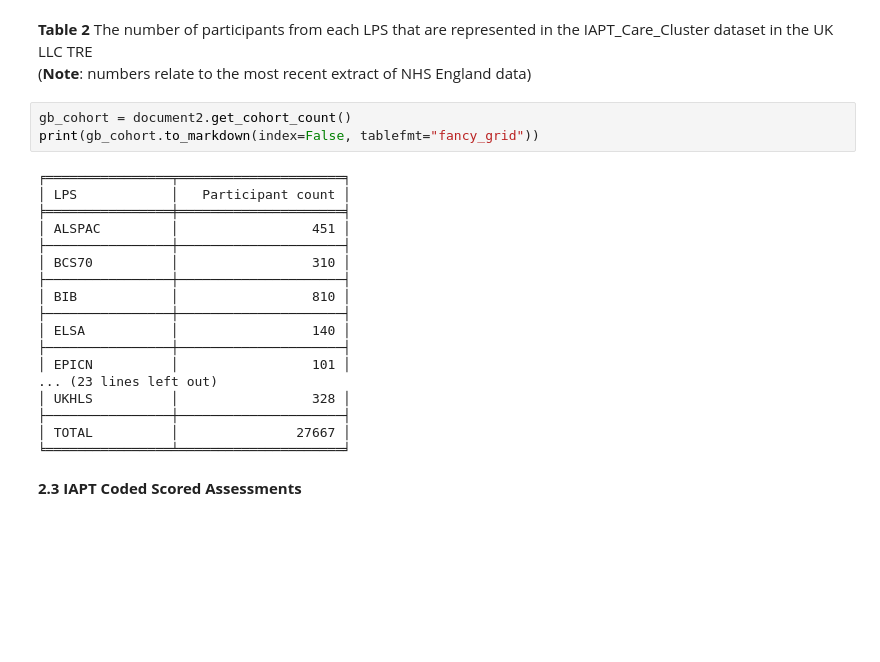
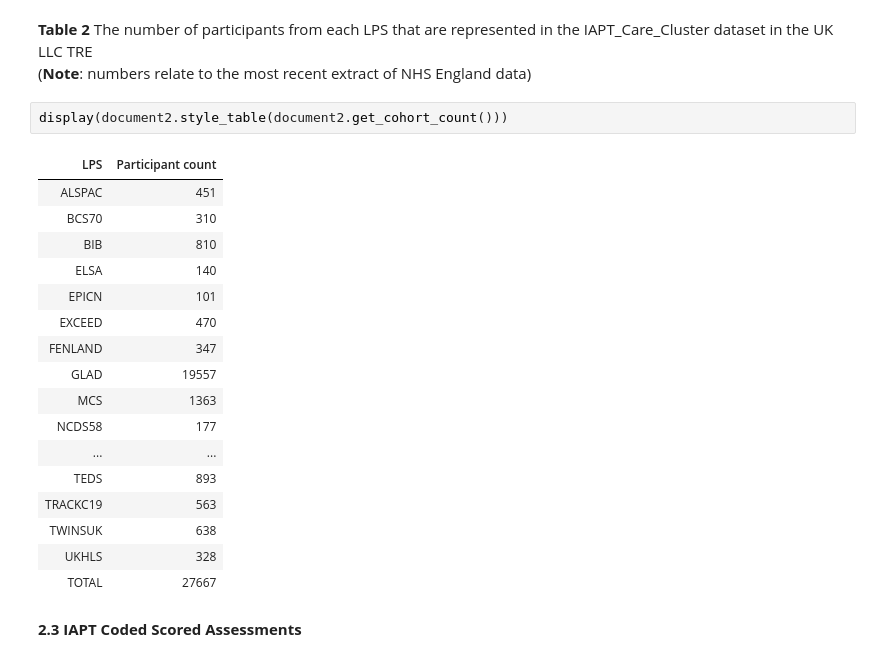
Before and after one commit to UKLLC/Guidebook, a Jupyter notebook: ukllc_book/docs/linked_health_data/NHS_England/Mental health datasets/IAPT/IAPT.ipynb, the cells around one changed output. Saved outputs shown, nothing was run; the diff lists cells and outputs as text; blank space fills up the shorter version.

```diff
--- a/ukllc_book/docs/linked_health_data/NHS_England/Mental health datasets/IAPT/IAPT.ipynb
+++ b/ukllc_book/docs/linked_health_data/NHS_England/Mental health datasets/IAPT/IAPT.ipynb
@@ -90,26 +89,25 @@ print(gb_cohort.to_markdown(index=False, tablefmt="fancy_grid"))
 **Table 2** The number of participants from each LPS that are represented in the IAPT_Care_Cluster dataset in the UK LLC TRE
 (**Note**: numbers relate to the most recent extract of NHS England data)
 # %%
-gb_cohort = document2.get_cohort_count()
-print(gb_cohort.to_markdown(index=False, tablefmt="fancy_grid"))
+display(document2.style_table(document2.get_cohort_count()))
 # %% [output]
-╒════════════════╤═════════════════════╕
-│ LPS            │   Participant count │
-╞════════════════╪═════════════════════╡
-│ ALSPAC         │                 451 │
-├────────────────┼─────────────────────┤
-│ BCS70          │                 310 │
-├────────────────┼─────────────────────┤
-│ BIB            │                 810 │
-├────────────────┼─────────────────────┤
-│ ELSA           │                 140 │
-├────────────────┼─────────────────────┤
-│ EPICN          │                 101 │
-... (23 lines left out)
-│ UKHLS          │                 328 │
-├────────────────┼─────────────────────┤
-│ TOTAL          │               27667 │
-╘════════════════╧═════════════════════╛
+| LPS | Participant count |
+| ALSPAC | 451 |
+| BCS70 | 310 |
+| BIB | 810 |
+| ELSA | 140 |
+| EPICN | 101 |
+| EXCEED | 470 |
+| FENLAND | 347 |
+| GLAD | 19557 |
+| MCS | 1363 |
+| NCDS58 | 177 |
+| ... | ... |
+| TEDS | 893 |
+| TRACKC19 | 563 |
+| TWINSUK | 638 |
+| UKHLS | 328 |
+| TOTAL | 27667 |
 # %% [markdown]
 **2.3 IAPT Coded Scored Assessments**
 # %% [markdown]
```
Also changed, not shown: parts of 9 cells of this notebook, 4 other files.
